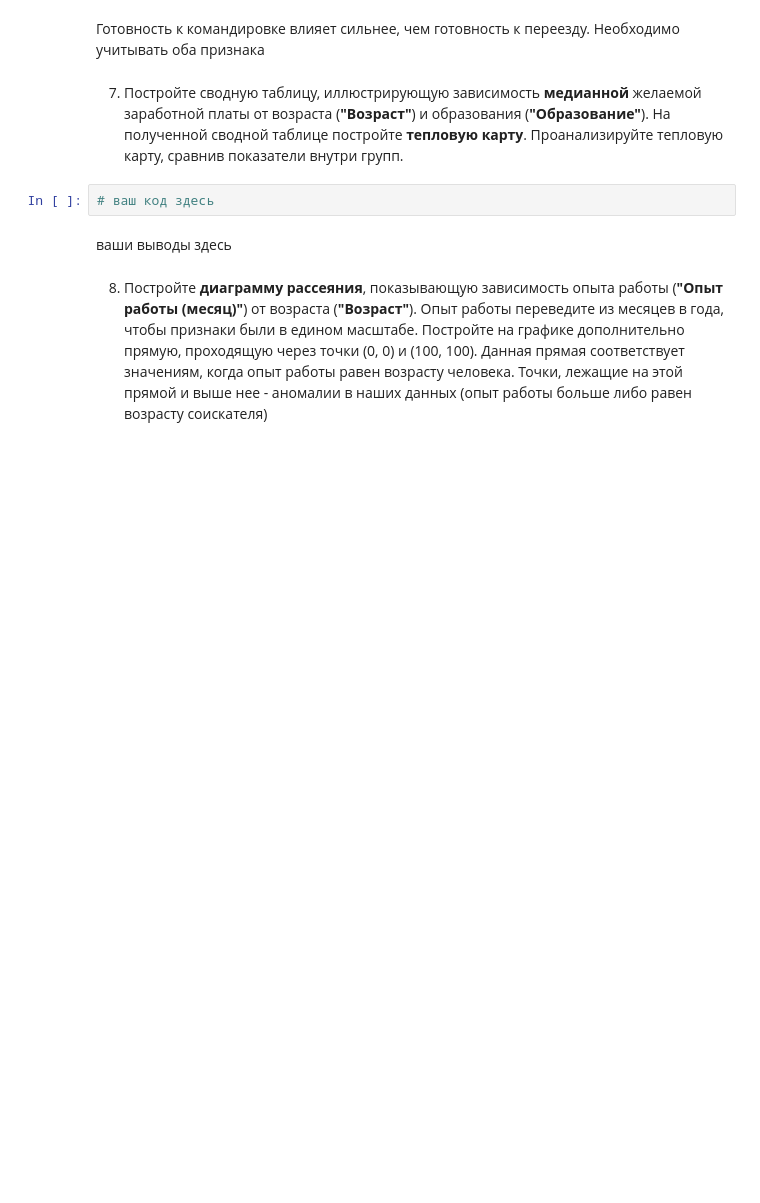
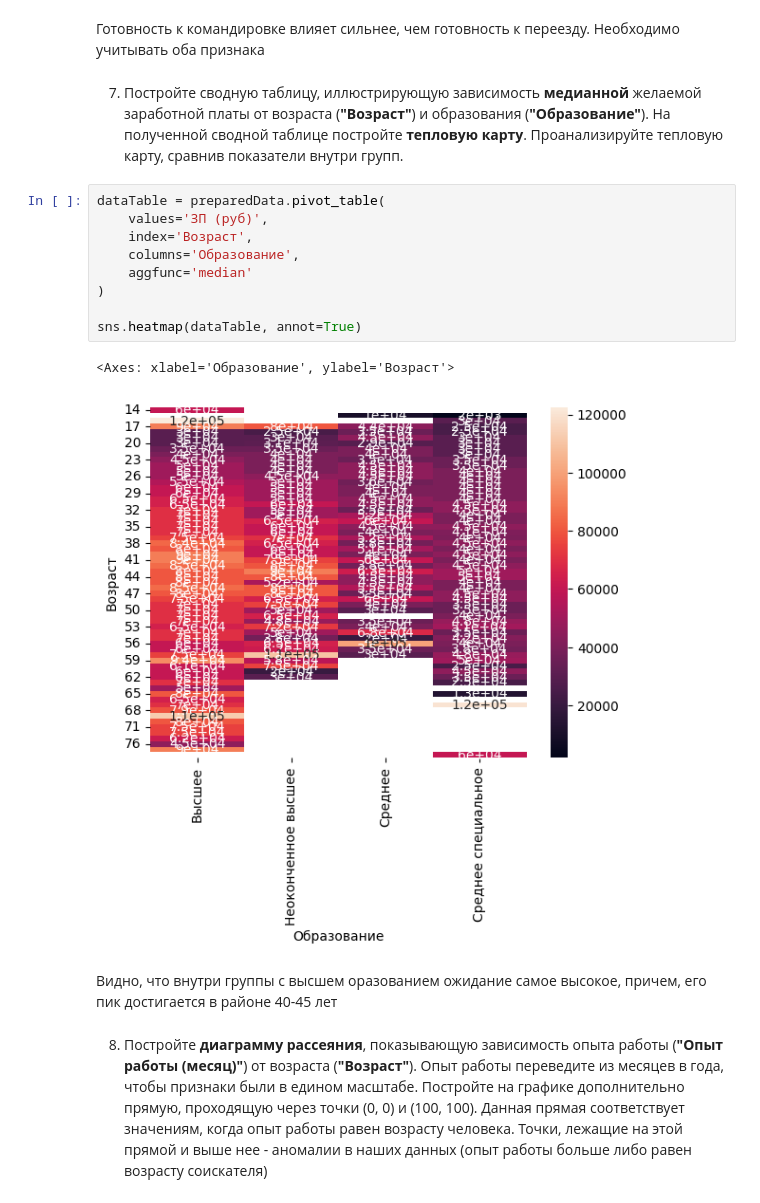
Before and after one commit to Dmitrycmc/hh_data_engineering, a Jupyter notebook: Project-1. Ноутбук-шаблон.ipynb, the cells around one changed output. Cells and saved outputs as stored; diff of their text form; blank space fills up the shorter version.

```diff
--- a/Project-1. Ноутбук-шаблон.ipynb
+++ b/Project-1. Ноутбук-шаблон.ipynb
@@ -630,9 +630,19 @@ barplot2.grid()
 # %% [markdown]
 7. Постройте сводную таблицу, иллюстрирующую зависимость **медианной** желаемой заработной платы от возраста (**"Возраст"**) и образования (**"Образование"**). На полученной сводной таблице постройте **тепловую карту**. Проанализируйте тепловую карту, сравнив показатели внутри групп.
 # %%
-# ваш код здесь
+dataTable = preparedData.pivot_table(
+    values='ЗП (руб)',
+    index='Возраст',
+    columns='Образование',
+    aggfunc='median'
+)
+
+sns.heatmap(dataTable, annot=True)
+# %% [output]
+<Axes: xlabel='Образование', ylabel='Возраст'>
+[figure, added]
 # %% [markdown]
-ваши выводы здесь
+Видно, что внутри группы с высшем оразованием ожидание самое высокое, причем, его пик достигается в районе 40-45 лет
 # %% [markdown]
 8. Постройте **диаграмму рассеяния**, показывающую зависимость опыта работы (**"Опыт работы (месяц)"**) от возраста (**"Возраст"**). Опыт работы переведите из месяцев в года, чтобы признаки были в едином масштабе. Постройте на графике дополнительно прямую, проходящую через точки (0, 0) и (100, 100). Данная прямая соответствует значениям, когда опыт работы равен возрасту человека. Точки, лежащие на этой прямой и выше нее - аномалии в наших данных (опыт работы больше либо равен возрасту соискателя)
 # %%
```
Also changed, not shown: parts of 4 cells of this notebook.
